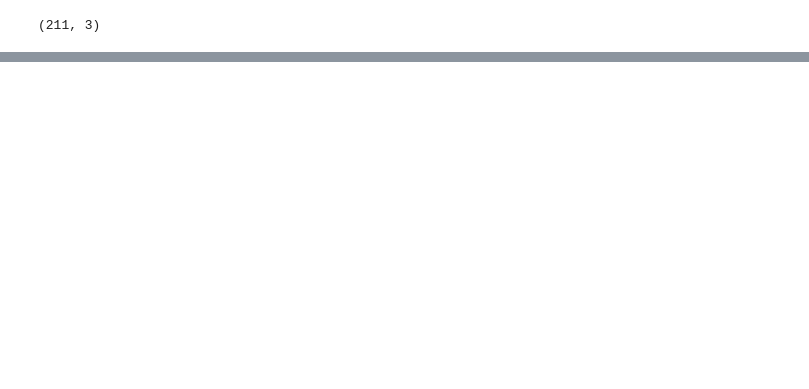
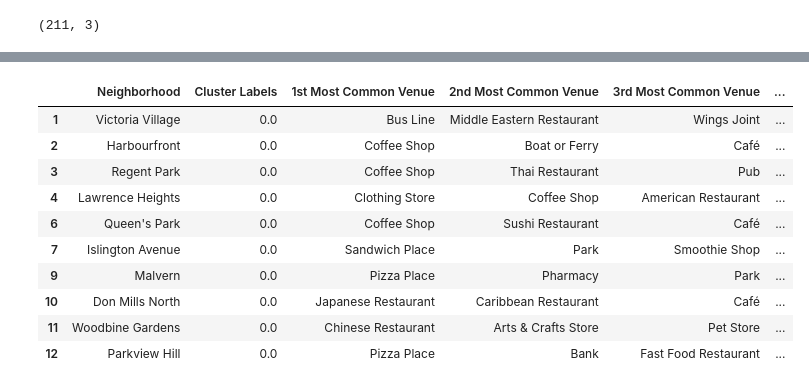
Before and after one commit to Fradley/Coursera_Capstone, a Jupyter notebook: Neighborhoods_in_Toronto.ipynb, the cells around one changed output, grey strips where cells are left out. Saved outputs shown, nothing was run; the diff lists cells and outputs as text; code cells hidden in the pictures; blank space fills up the shorter version.

```diff
--- a/Neighborhoods_in_Toronto.ipynb
+++ b/Neighborhoods_in_Toronto.ipynb
@@ -68,0 +267,6 @@ nbhd_df.shape
+# %%
+def return_most_common_venues(row, num_top_venues):
+    row_categories = row.iloc[1:]
+    row_categories_sorted = row_categories.sort_values(ascending=False)
+
+    return row_categories_sorted.index.values[0:num_top_venues]
@@ -68,0 +305,7 @@ nbhd_df.shape
+# %%
+k = 5
+tor_grp_clustering = tor_grp.drop('Name', 1)
+
+kmeans = KMeans(n_clusters=k, random_state=0).fit(tor_grp_clustering)
+
+kmeans.labels_[0:10]
@@ -68,0 +314,6 @@ nbhd_df.shape
+# %%
+neighborhoods_venues_sorted.insert(0, 'Cluster Labels', kmeans.labels_)
+
+tor_merged = nbhd_df
+
+tor_merged = tor_merged.join(neighborhoods_venues_sorted.set_index('Neighborhood'), on='Neighborhood')
@@ -68,0 +337,22 @@ nbhd_df.shape
+# %%
+cl_map_toronto = folium.Map(location=[43.761539, -79.411079], zoom_start=10)
+tor_merged = tor_merged.dropna(axis=0, how='any')
+
+x = np.arange(k)
+ys = [i + x + (i*x)**2 for i in range(k)]
+colors_array = cm.rainbow(np.linspace(0,1, len(ys)))
+rainbow = [colors.rgb2hex(i) for i in colors_array]
+
+markers_colors = []
+for lat, lng, poi, cluster in zip(tor_merged['latitude'], tor_merged['longitude'], tor_merged['Neighborhood'], tor_merged['Cluster Labels']):
+    label = folium.Popup(str(poi) + ' Cluster ' + str(int(cluster)), parse_html=True)
+    folium.CircleMarker(
+        [lat, lng],
+        radius=5,
+        popup=label,
+        color=rainbow[int(cluster)-1],
+        fill=True,
+        fill_color=rainbow[int(cluster)-1],
+        fill_opacity=0.7).add_to(cl_map_toronto)
+cl_map_toronto.add_child(folium.map.LayerControl())
+cl_map_toronto
@@ -68,0 +361,14 @@ nbhd_df.shape
+# %%
+tor_merged.loc[tor_merged['Cluster Labels'] == 0, tor_merged.columns[[2] + list(range(5, tor_merged.shape[1]))]].head(10)
+# %% [output]
+|  | Neighborhood | Cluster Labels | 1st Most Common Venue | 2nd Most Common Venue | 3rd Most Common Venue | ... |
+| 1 | Victoria Village | 0.0 | Bus Line | Middle Eastern Restaurant | Wings Joint | ... |
+| 2 | Harbourfront | 0.0 | Coffee Shop | Boat or Ferry | Café | ... |
+| 3 | Regent Park | 0.0 | Coffee Shop | Thai Restaurant | Pub | ... |
+| 4 | Lawrence Heights | 0.0 | Clothing Store | Coffee Shop | American Restaurant | ... |
+| 6 | Queen's Park | 0.0 | Coffee Shop | Sushi Restaurant | Café | ... |
+| 7 | Islington Avenue | 0.0 | Sandwich Place | Park | Smoothie Shop | ... |
+| 9 | Malvern | 0.0 | Pizza Place | Pharmacy | Park | ... |
+| 10 | Don Mills North | 0.0 | Japanese Restaurant | Caribbean Restaurant | Café | ... |
+| 11 | Woodbine Gardens | 0.0 | Chinese Restaurant | Arts & Crafts Store | Pet Store | ... |
+| 12 | Parkview Hill | 0.0 | Pizza Place | Bank | Fast Food Restaurant | ... |
```
Also changed, not shown: parts of 42 cells of this notebook.
